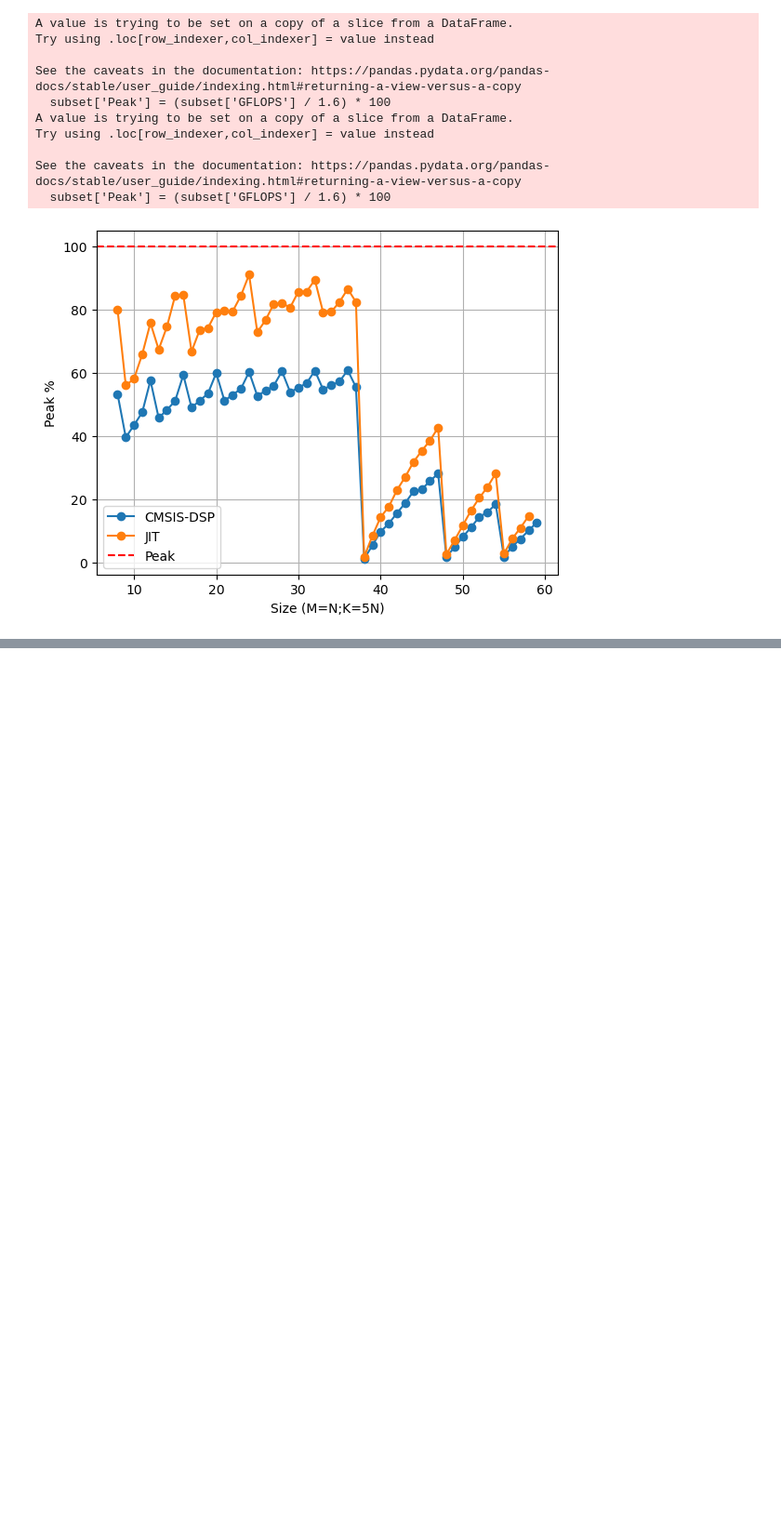
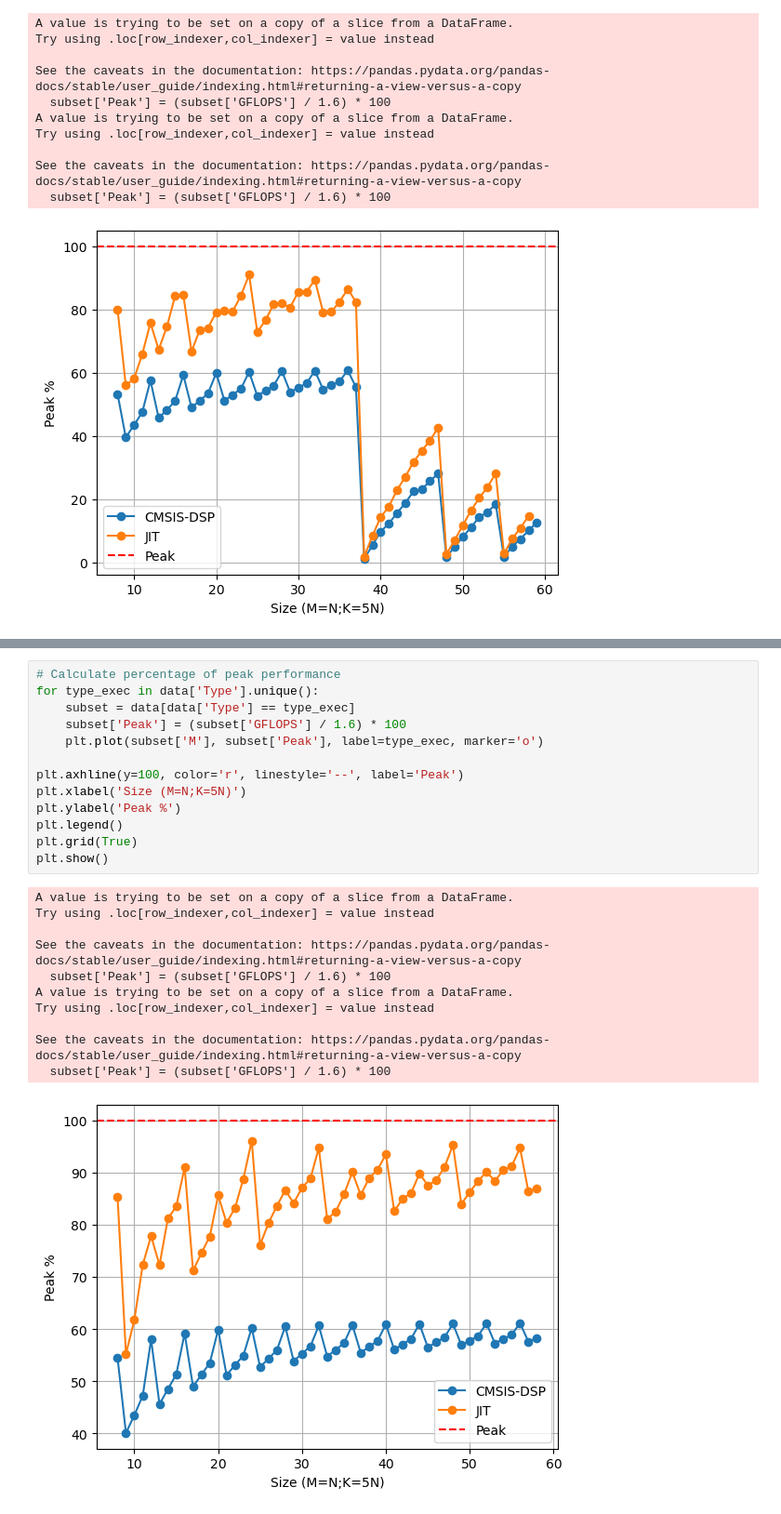
Before and after one commit to 01ill/e7-appkit-lab, a Jupyter notebook: results/jit/gemm_evaluation.ipynb, the cells around one changed output, grey strips where cells are left out. Shown: that part at 93% size. Saved outputs shown, nothing was run; the diff lists cells and outputs as text; blank space fills up the shorter version.

```diff
--- a/results/jit/gemm_evaluation.ipynb
+++ b/results/jit/gemm_evaluation.ipynb
@@ -103,0 +161,25 @@ See the caveats in the documentation: https://pandas.pydata.org/pandas-docs/stab
+# %%
+# Calculate percentage of peak performance
+for type_exec in data['Type'].unique():
+    subset = data[data['Type'] == type_exec]
+    subset['Peak'] = (subset['GFLOPS'] / 1.6) * 100
+    plt.plot(subset['M'], subset['Peak'], label=type_exec, marker='o')
+
+plt.axhline(y=100, color='r', linestyle='--', label='Peak')
+plt.xlabel('Size (M=N;K=5N)')
+plt.ylabel('Peak %')
+plt.legend()
+plt.grid(True)
+plt.show()
+# %% [output]
+A value is trying to be set on a copy of a slice from a DataFrame.
+Try using .loc[row_indexer,col_indexer] = value instead
+
+See the caveats in the documentation: https://pandas.pydata.org/pandas-docs/stable/user_guide/indexing.html#returning-a-view-versus-a-copy
+  subset['Peak'] = (subset['GFLOPS'] / 1.6) * 100
+A value is trying to be set on a copy of a slice from a DataFrame.
+Try using .loc[row_indexer,col_indexer] = value instead
+
+See the caveats in the documentation: https://pandas.pydata.org/pandas-docs/stable/user_guide/indexing.html#returning-a-view-versus-a-copy
+  subset['Peak'] = (subset['GFLOPS'] / 1.6) * 100
+[figure, added]
```
Also changed, not shown: parts of 3 cells of this notebook, 2 other files.
